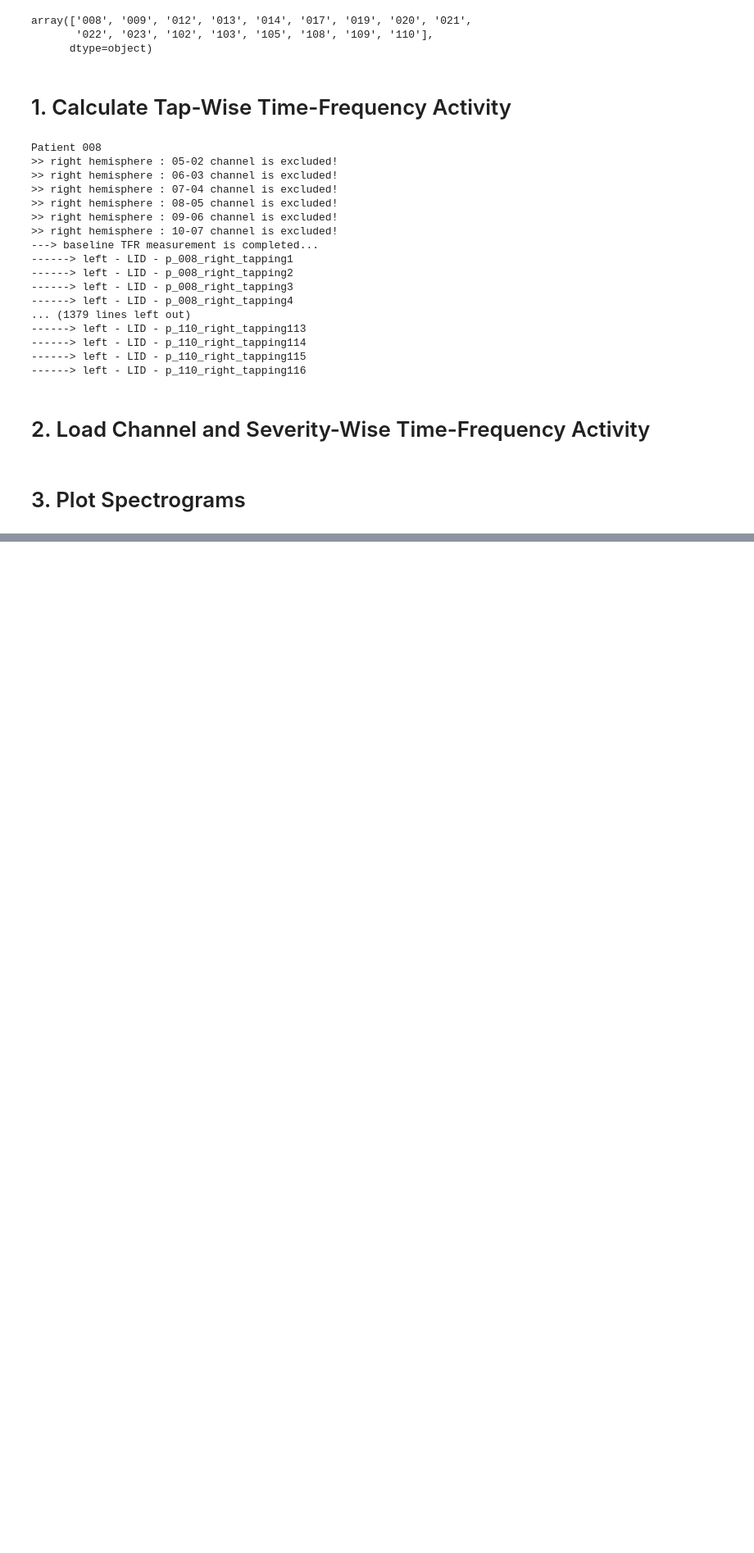
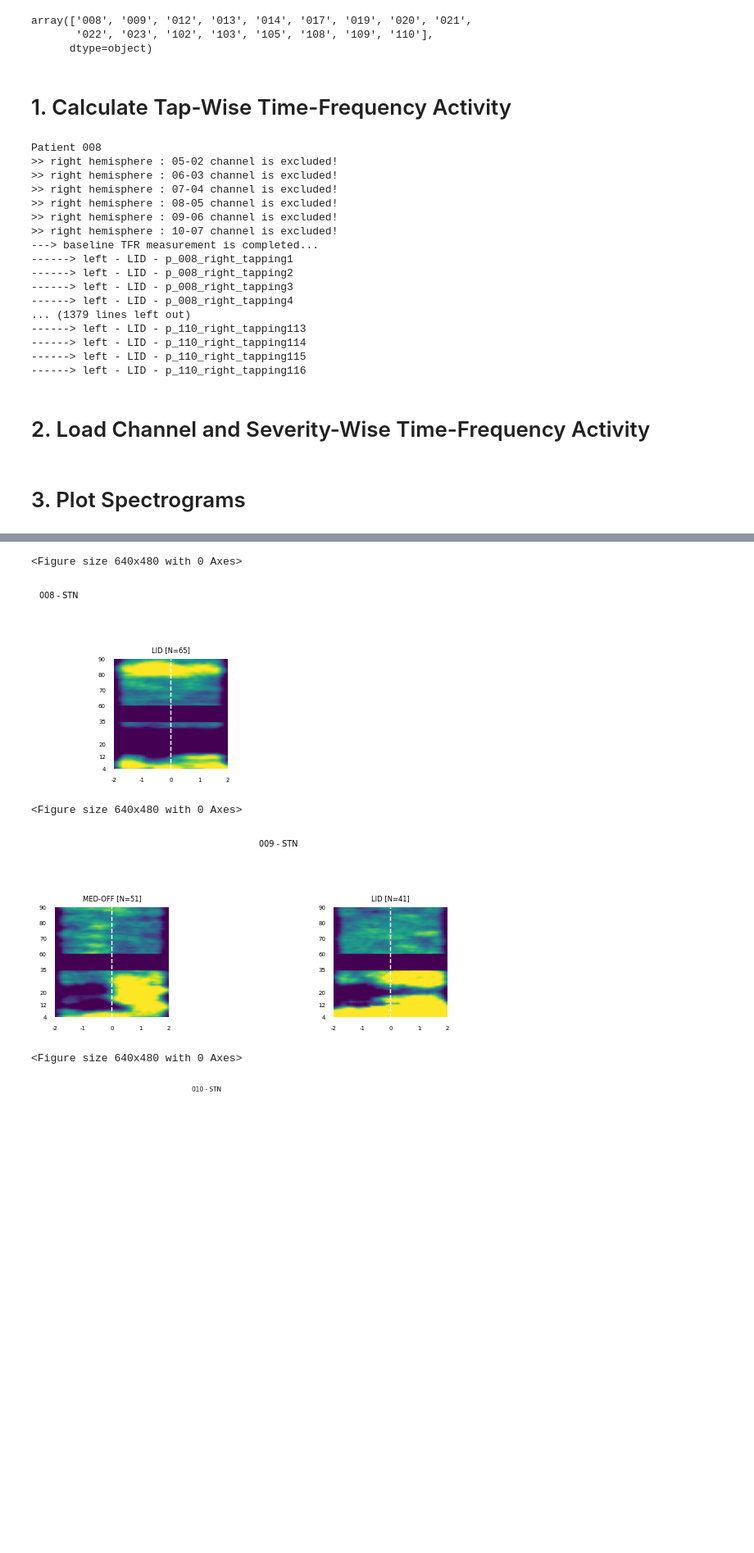
Before and after one commit to ahmetofficial/PD-Dyskinesia-Electrophysiology, a Jupyter notebook: 3.2 LFP Spectrogram Generation and Visualization.ipynb, the cells around one changed output, grey strips where cells are left out. Shown at 82% size. Cells and saved outputs as stored; diff of their text form; code cells hidden in the pictures; blank space fills up the shorter version.

```diff
--- a/3.2 LFP Spectrogram Generation and Visualization.ipynb
+++ b/3.2 LFP Spectrogram Generation and Visualization.ipynb
@@ -24,6 +24,8 @@ from lib_data import DATA_IO
 fs        = 2048
 PATH_CURR = os.path.abspath(os.curdir)    # current code
 PATH      = (str(Path(PATH_CURR).parent)) # data repository: upper directory where datasets situated
+PATH_DATA = PATH + "\\data"               # the recordings data directory
+SUB_LIST  = utils_misc.get_SUB_list(PATH_DATA)
 # %%
 df_TAPPING_MOTOR_events = pd.read_pickle(DATA_IO.path_events + "LFP_TAPPING_EVENTS_MOTOR_AREA.pkl")
 df_TAPPING_MOTOR_events.patient.unique()
@@ -341,0 +160,53 @@ plt.savefig(DATA_IO.path_figure + 'mutual_information/motor_stn_spectrogram_MI.s
+# %%
+for SUB in SUB_LIST:
+
+    TFR_avg_offset_noLID_noDOPA          = average_spectrograms_per_event(df_spectrogram_noLID_noDOPA[df_spectrogram_noLID_noDOPA.patient==SUB], alignment="offset")
+    N_noLID_noDOPA                       = TFR_avg_offset_noLID_noDOPA.shape[0]
+    try    : TFR_avg_offset_noLID_noDOPA = np.nanmean(np.stack(TFR_avg_offset_noLID_noDOPA["spectrogram_mean"].values), axis=0)
+    except : TFR_avg_offset_noLID_noDOPA = np.nan
+
+    TFR_avg_offset_noLID_DOPA          = average_spectrograms_per_event(df_spectrogram_noLID_DOPA[df_spectrogram_noLID_DOPA.patient==SUB], alignment="offset")
+    N_noLID_DOPA                       = TFR_avg_offset_noLID_DOPA.shape[0]
+    try    : TFR_avg_offset_noLID_DOPA = np.nanmean(np.stack(TFR_avg_offset_noLID_DOPA["spectrogram_mean"].values), axis=0)
+    except : TFR_avg_offset_noLID_DOPA = np.nan
+
+    TFR_avg_offset_LID          = average_spectrograms_per_event(df_spectrogram_LID[df_spectrogram_LID.patient==SUB], alignment="offset")
+    N_LID                       = TFR_avg_offset_LID.shape[0]
+    try    : TFR_avg_offset_LID = np.nanmean(np.stack(TFR_avg_offset_LID["spectrogram_mean"].values), axis=0)
+    except : TFR_avg_offset_LID = np.nan
+
+    ####################################################################################################################
+
+    plt             = utils_plotting.get_figure_template()
+
+    if not np.isscalar(TFR_avg_offset_noLID_noDOPA):
+        ax_noLID_noDOPA = plt.subplot2grid((80, 40), (0, 0) , colspan=10, rowspan=17)
+        ax_noLID_noDOPA = utils_plotting_spectrogram.plot_mean_spectrogram(TFR_avg_offset_noLID_noDOPA, group = "noLID_noDOPA", time_vector=np.linspace(-2,2,40),
+                                                                       vmin=-30, vmax=30, cmap="viridis", axis=ax_noLID_noDOPA)
+        ax_noLID_noDOPA.set_title(f"MED-OFF [N={N_noLID_noDOPA}]", fontsize=6)
+        ax_noLID_noDOPA.axvline(x=0, color='w', linestyle='--', linewidth=1)
+
+    if not np.isscalar(TFR_avg_offset_noLID_DOPA):
+        ax_noLID_DOPA   = plt.subplot2grid((80, 40), (0, 12) , colspan=10, rowspan=17)
+        ax_noLID_DOPA   = utils_plotting_spectrogram.plot_mean_spectrogram(TFR_avg_offset_noLID_DOPA, group = "noLID_DOPA", time_vector=np.linspace(-2,2,40),
+                                                                           vmin=-30, vmax=30, cmap="viridis", axis=ax_noLID_DOPA)
+        ax_noLID_DOPA.set_title(f"MED-ON [N={N_noLID_DOPA}]", fontsize=6)
+        ax_noLID_DOPA.axvline(x=0, color='w', linestyle='--', linewidth=1)
+
+    if not np.isscalar(TFR_avg_offset_LID):
+        ax_LID          = plt.subplot2grid((80, 40), (0, 24), colspan=10, rowspan=17)
+        ax_LID          = utils_plotting_spectrogram.plot_mean_spectrogram(TFR_avg_offset_LID, group = "LID", time_vector=np.linspace(-2,2,40),
+                                                                           vmin=-30, vmax=30, cmap="viridis", axis=ax_LID)
+        ax_LID.set_title(f"LID [N={N_LID}]", fontsize=6)
+        ax_LID.axvline(x=0, color='w', linestyle='--', linewidth=1)
+
+    plt.suptitle(f"{SUB} - STN", fontsize=7)
+
+    plt.savefig(DATA_IO.path_figure + f"spectrogram/patients/{SUB}_STN_offset.svg", dpi=1200)
+# %% [output]
+<Figure size 640x480 with 0 Axes>
+[figure, added]
+<Figure size 640x480 with 0 Axes>
+[figure, added]
+<Figure size 640x480 with 0 Axes>
+[figure, added]
```
Also changed, not shown: parts of 32 cells of this notebook, 15 other files.
